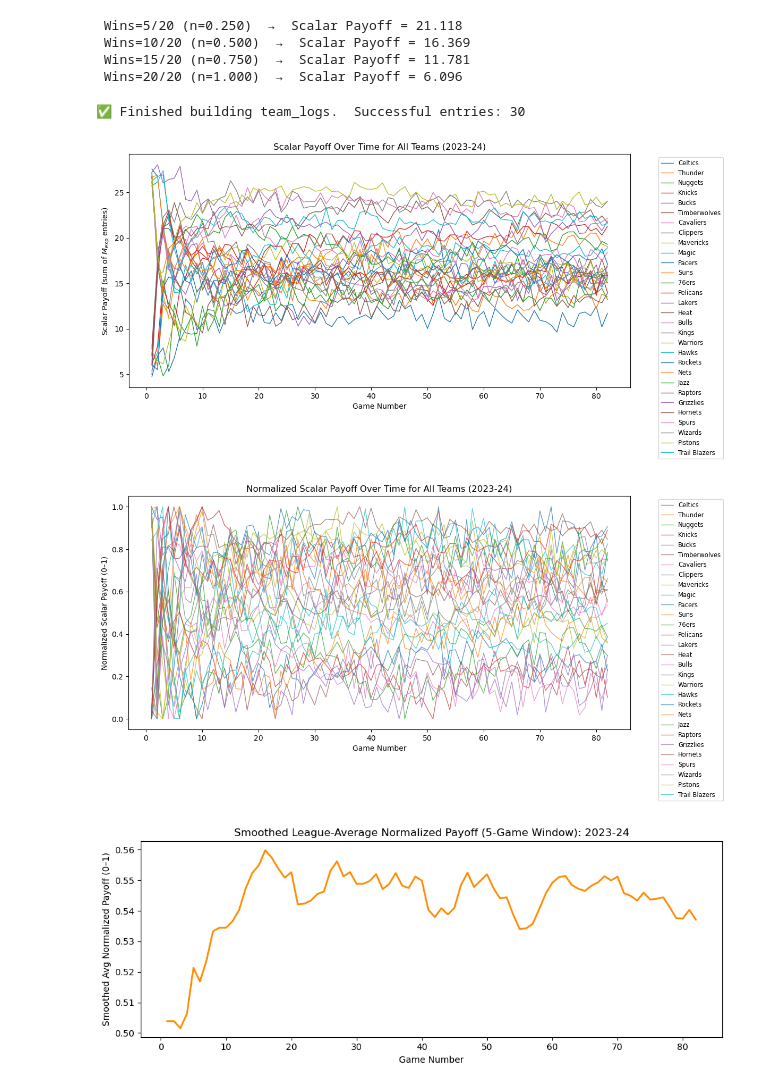
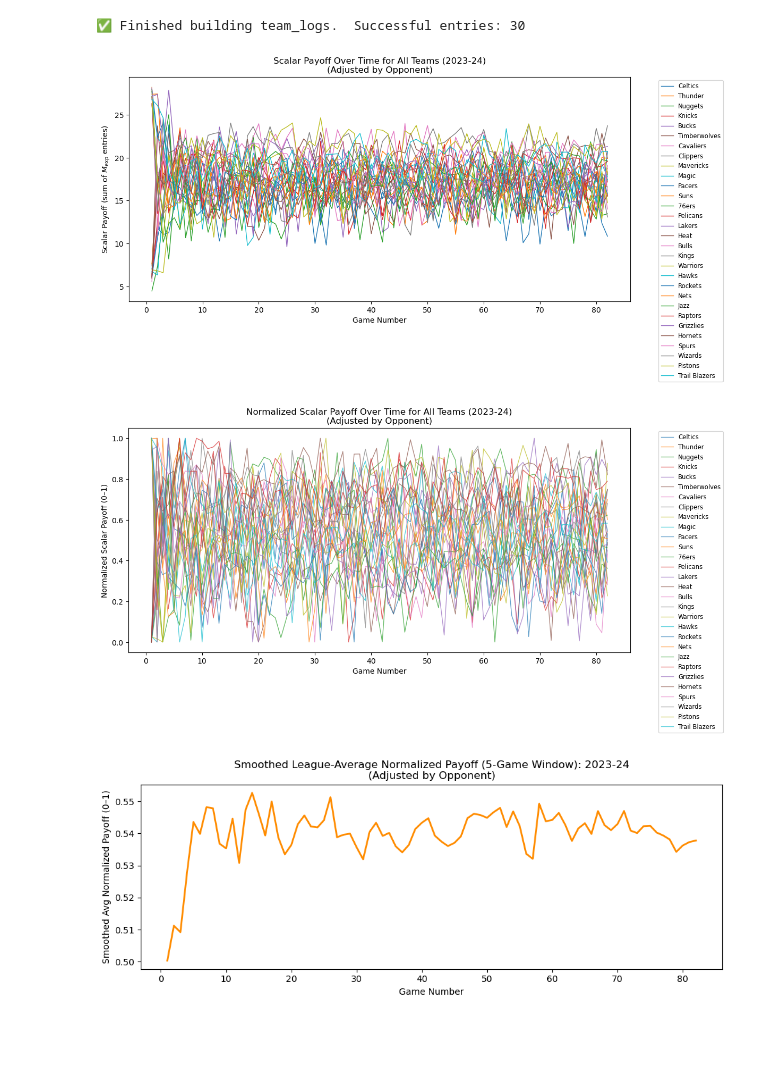
Before and after one commit to ebchassine/Math-34-Final-Project, a Jupyter notebook: EGT_Model.ipynb, the cells around one changed output. Drawn from its saved outputs; the diff is of its cells as text; code cells hidden in the pictures; blank space fills up the shorter version.

Commit message:
Dynamically updates coeff based on opponent

```diff
--- a/EGT_Model.ipynb
+++ b/EGT_Model.ipynb
@@ -85,20 +74,15 @@ def generate_ordered_constants(n):
 # %%
-for wins, gp in [(5, 20), (10, 20), (15, 20), (20, 20)]:
-    t = Team("Testers", wins=wins, games_played=gp)
-    print(f" Wins={wins}/{gp} (n={t.n:.3f})  →  Scalar Payoff = {t.describe_matrix():.3f}")
+# for wins, gp in [(5, 20), (10, 20), (15, 20), (20, 20)]:
+#     t = Team("Testers", wins=wins, games_played=gp)
+#     print(f" Wins={wins}/{gp} (n={t.n:.3f})  →  Scalar Payoff = {t.describe_matrix():.3f}")
-# %% [output]
- Wins=5/20 (n=0.250)  →  Scalar Payoff = 21.118
- Wins=10/20 (n=0.500)  →  Scalar Payoff = 16.369
- Wins=15/20 (n=0.750)  →  Scalar Payoff = 11.781
- Wins=20/20 (n=1.000)  →  Scalar Payoff = 6.096
 # %%
 # ─── Cell 4: get_team_game_log ────────────────────────────────────────────────────
 def get_team_game_log(team_id, season):
     """
     Fetch a team's regular‐season game log from stats.nba.com for "season"
     (e.g. '2023-24'), returning a DataFrame sorted by date with columns:
-      [GAME_DATE, WL, CUM_WINS, GAMES_PLAYED].
-    Parses GAME_DATE in format "%b %d, %Y" (e.g. "APR 15, 2023").
+      [GAME_DATE, MATCHUP, WL, CUM_WINS, GAMES_PLAYED].
+    Parses GAME_DATE in format "%b %d, %Y".
     """
     url = 'https://stats.nba.com/stats/teamgamelog'
     params = {
@@ -114,7 +98,6 @@ def get_team_game_log(team_id, season):
     rows = data['rowSet']
 
     df = pd.DataFrame(rows, columns=columns)
-    # Convert "APR 15, 2023" → datetime with explicit format
     df['GAME_DATE'] = pd.to_datetime(df['GAME_DATE'], format="%b %d, %Y")
     df = df.sort_values('GAME_DATE').reset_index(drop=True)
 
@@ -199,23 +191,43 @@ if missing:
 # %% [output]
 ✅ Finished building team_logs.  Successful entries: 30
 # %%
-# ─── Cell 7: Compute Scalar Payoff Series for All Teams (Single Season) ─────────
+# ─── Cell 7: Compute Scalar Payoff Series with Opponent‐Adjusted Coefficient ─────
 # Determine maximum number of games played by any team this season
 max_games = max(len(df) for (_, df) in team_logs.values())
 
 # Initialize DataFrame: index = 1..max_games, columns = team IDs
 df_payoffs = pd.DataFrame(index=range(1, max_games + 1), columns=list(team_logs.keys()), dtype=float)
 
-# Fill in each team’s scalar payoff at each game index
 for team_id, (team_name, df_team) in team_logs.items():
     for idx, row in df_team.iterrows():
         t = idx + 1
-        wins = row['CUM_WINS']
-        gp = row['GAMES_PLAYED']
-        team_obj = Team(team_name, wins=wins, games_played=gp)
-        M_exp = team_obj.expected_payoff()
-        scalar_payoff = M_exp.sum()  # sum of all four entries
+        wins_self = row['CUM_WINS']
+        gp_self = row['GAMES_PLAYED']
+        self_n = wins_self / gp_self
+
+        # Extract opponent 3‐letter code: "LAL vs. BOS" or "LAL @ BOS"
+        opp_abbr = row['MATCHUP'].strip().split()[-1]
+        opp_id = abbr_map.get(opp_abbr, None)
+        if opp_id is None or opp_id not in team_logs:
+            continue
+
+        opp_df = team_logs[opp_id][1]
+        if len(opp_df) > idx:
+            opp_wins = opp_df.loc[idx, 'CUM_WINS']
+            opp_gp = opp_df.loc[idx, 'GAMES_PLAYED']
+            opp_n = opp_wins / opp_gp
+        else:
+            continue
+
+        # Adjusted coefficient: average of self win-rate and opponent lose-rate
+        n_eff = (self_n + (1 - opp_n)) / 2
+
+        team_obj = Team(team_name, wins_self, gp_self)
+        M_exp = team_obj.expected_payoff(n_eff)
+        scalar_payoff = M_exp.sum()
+
         df_payoffs.at[t, team_id] = scalar_payoff
+
     # Remaining rows (if any) stay NaN
 # %%
 # ─── Cell 8: Plot Raw Scalar Payoff Curves for All Teams ─────────────────────────
@@ -229,47 +241,47 @@ for team_id in df_payoffs.columns:
         linewidth=1
     )
 
-plt.title(f"Scalar Payoff Over Time for All Teams ({season})")
+plt.title(f"Scalar Payoff Over Time for All Teams ({season})\n(Adjusted by Opponent)")
 plt.xlabel("Game Number")
-plt.ylabel("Scalar Payoff (sum of $M_{\\mathrm{{exp}}}$ entries)")
+plt.ylabel("Scalar Payoff (sum of $M_{\\mathrm{exp}}$ entries)")
 plt.legend(bbox_to_anchor=(1.05, 1), loc='upper left', fontsize='small')
 plt.tight_layout()
 plt.show()
 # %% [output]
-[figure, old version]
+[figure, new version]
 # %%
-# ─── Cell 9: Normalize & Plot Normalized Scalar Payoff Curves ───────────────────
+# ─── Cell 9: Normalize & Plot Normalized Scalar Payoff Curves ────────────────────
 def normalize_columnwise(df):
     """
     Min–max normalize each column of df to [0,1].
     If a column has constant values (max == min), replace denom with 1 → column = 0.
     """
     col_min = df.min()
     col_max = df.max()
     denom = (col_max - col_min).replace(0, 1)
     return (df - col_min) / denom
 
 df_payoffs_norm = normalize_columnwise(df_payoffs)
 
 plt.figure(figsize=(12, 6))
 for team_id in df_payoffs_norm.columns:
     team_name = team_logs[team_id][0]
     plt.plot(
         df_payoffs_norm.index,
         df_payoffs_norm[team_id].values,
         label=team_name,
         alpha=0.7,
         linewidth=1
     )
 
-plt.title(f"Normalized Scalar Payoff Over Time for All Teams ({season})")
+plt.title(f"Normalized Scalar Payoff Over Time for All Teams ({season})\n(Adjusted by Opponent)")
 plt.xlabel("Game Number")
 plt.ylabel("Normalized Scalar Payoff (0–1)")
 plt.legend(bbox_to_anchor=(1.05, 1), loc='upper left', fontsize='small')
 plt.tight_layout()
 plt.show()
 # %% [output]
-[figure, old version]
+[figure, new version]
 # %%
 # ─── Cell 10: Plot League‐Average Smoothed Normalized Payoff ─────────────────────
 # 1) Compute row‐wise mean (ignoring NaNs)
@@ -285,10 +297,10 @@ plt.plot(
     color='darkorange',
     linewidth=2
 )
-plt.title(f"Smoothed League‐Average Normalized Payoff (5‐Game Window): {season}")
+plt.title(f"Smoothed League‐Average Normalized Payoff (5‐Game Window): {season}\n(Adjusted by Opponent)")
 plt.xlabel("Game Number")
 plt.ylabel("Smoothed Avg Normalized Payoff (0–1)")
 plt.tight_layout()
 plt.show()
 # %% [output]
-[figure, old version]
+[figure, new version]
```
Also changed, not shown: parts of 4 cells of this notebook.
